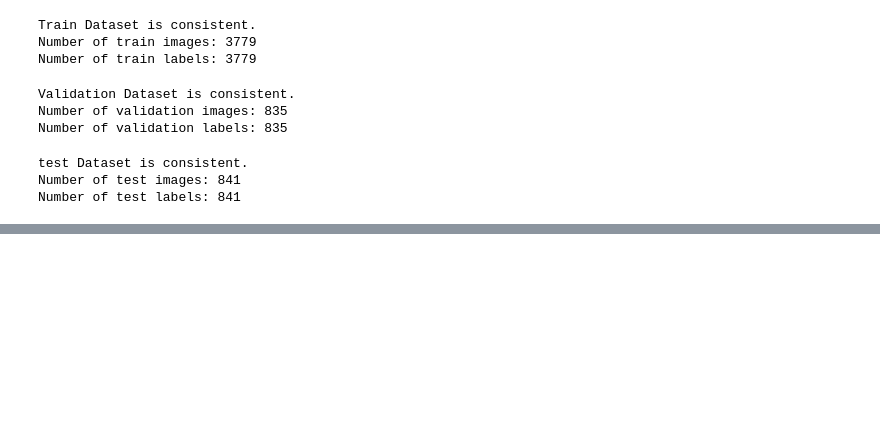
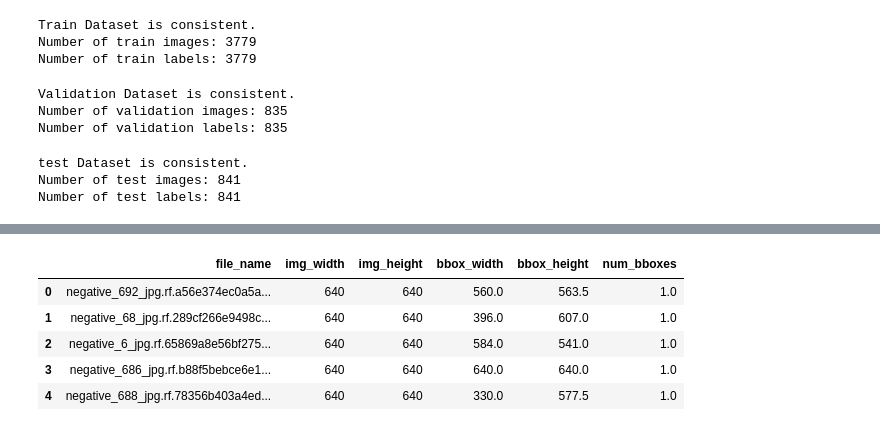
Before and after one commit to 87tana/YOLO11n-Bone-Fracture-Detection-Model, a Jupyter notebook: EDA_Detection.ipynb, the cells around one changed output, grey strips where cells are left out. Cells and saved outputs as stored; diff of their text form; code cells hidden in the pictures; blank space fills up the shorter version.

```diff
--- a/EDA_Detection.ipynb
+++ b/EDA_Detection.ipynb
@@ -195,0 +193,10 @@ Train Dataset:
+# %%
+# Display the DataFrame in a styled table format
+display(train_data.head())
+# %% [output]
+|  | file_name | img_width | img_height | bbox_width | bbox_height | num_bboxes |
+| 0 | negative_692_jpg.rf.a56e374ec0a5a... | 640 | 640 | 560.0 | 563.5 | 1.0 |
+| 1 | negative_68_jpg.rf.289cf266e9498c... | 640 | 640 | 396.0 | 607.0 | 1.0 |
+| 2 | negative_6_jpg.rf.65869a8e56bf275... | 640 | 640 | 584.0 | 541.0 | 1.0 |
+| 3 | negative_686_jpg.rf.b88f5bebce6e1... | 640 | 640 | 640.0 | 640.0 | 1.0 |
+| 4 | negative_688_jpg.rf.78356b403a4ed... | 640 | 640 | 330.0 | 577.5 | 1.0 |
```
Also changed, not shown: parts of 28 cells of this notebook.
